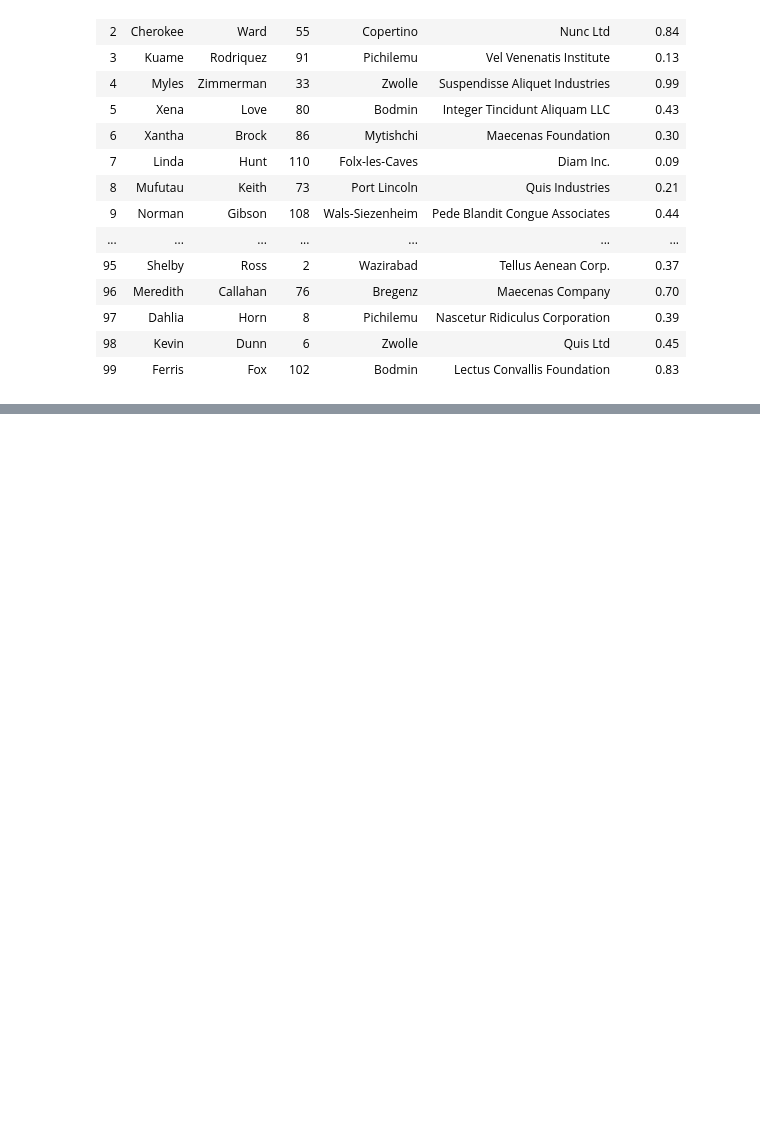
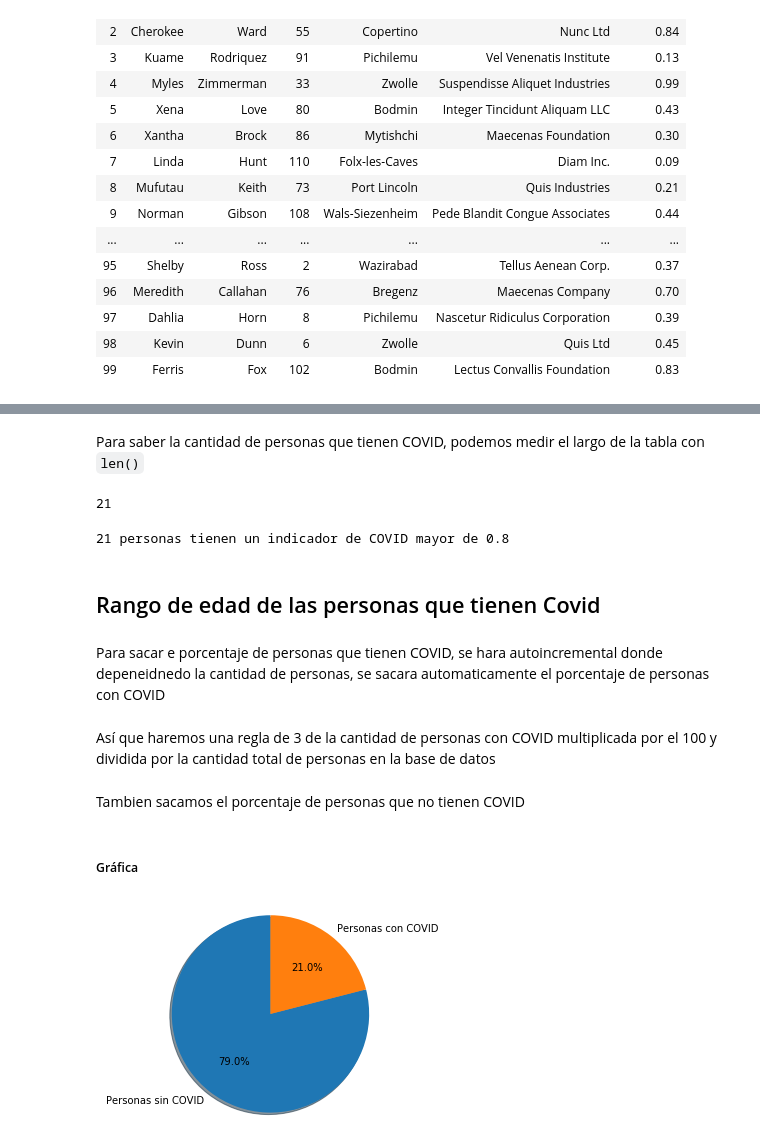
Before and after one commit to DevPhantomUNAM/Proyecto_Final_Analisis-Datos-COVID-Mexico, a Jupyter notebook: Proyecto_Fina_Análisis_Datos_COVID_México.ipynb, the cells around one changed output, grey strips where cells are left out. Drawn from its saved outputs; the diff is of its cells as text; code cells hidden in the pictures; blank space fills up the shorter version.

Commit message:
Personas que tienen Indice > 0.80 == COVID

````diff
--- a/Proyecto_Fina_Análisis_Datos_COVID_México.ipynb
+++ b/Proyecto_Fina_Análisis_Datos_COVID_México.ipynb
@@ -153,0 +197,38 @@
+# %% [markdown]
+Para saber la cantidad de personas que tienen COVID, podemos medir el largo de la tabla con ```len()```
+# %%
+len(df[df.Indicador > 0.80])
+# %% [output]
+21
+# %%
+print("%d personas tienen un indicador de COVID mayor de 0.8"%(len(df[df.Indicador > 0.80])))
+# %% [output]
+21 personas tienen un indicador de COVID mayor de 0.8
+# %% [markdown]
+## Rango de edad de las personas que tienen Covid
+# %% [markdown]
+Para sacar e porcentaje de personas que tienen COVID, se hara autoincremental donde depeneidnedo la cantidad de personas, se sacara automaticamente el porcentaje de personas con COVID
+# %% [markdown]
+Así que haremos una regla de 3 de la cantidad de personas con COVID multiplicada por el 100 y dividida por la cantidad total de personas en la base de datos
+# %%
+porcentajePersonasSinCOVID = ((len(df[df.Indicador < 0.80].index.tolist()))*100)/(len(df))
+# %% [markdown]
+Tambien sacamos el porcentaje de personas que no tienen COVID
+# %%
+porcentajePersonasConCOVID = ((len(df[df.Indicador >= 0.80].index.tolist()))*100)/(len(df))
+# %% [markdown]
+##### Gráfica
+# %%
+labels = ['Personas sin COVID','Personas con COVID'] #int(porcentajePersonasSinCOVID)
+sizes = [(int(porcentajePersonasSinCOVID)),(int(porcentajePersonasConCOVID))]
+
+explode = (0,  0)
+
+fig1, ax1 = plt.subplots()
+ax1.pie(sizes, explode=explode, labels=labels, autopct='%1.1f%%',
+        shadow=True, startangle=90)
+ax1.axis('equal')
+
+plt.show()
+# %% [output]
+[figure, added]
````
Also changed, not shown: parts of 33 cells of this notebook.
